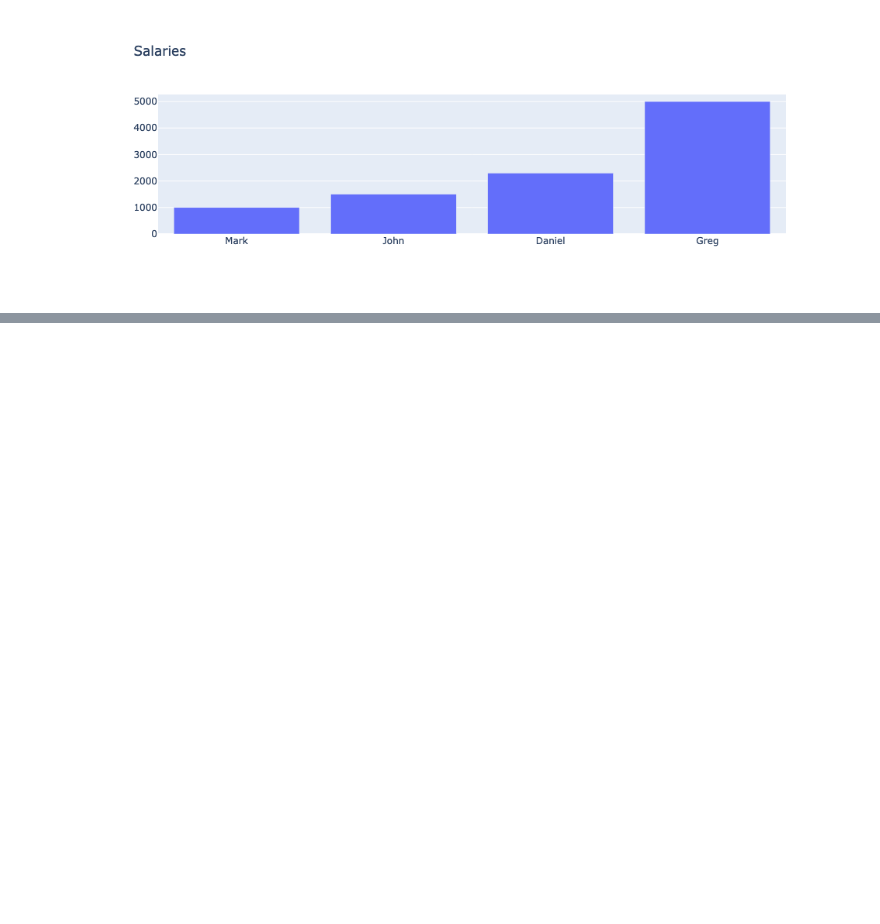
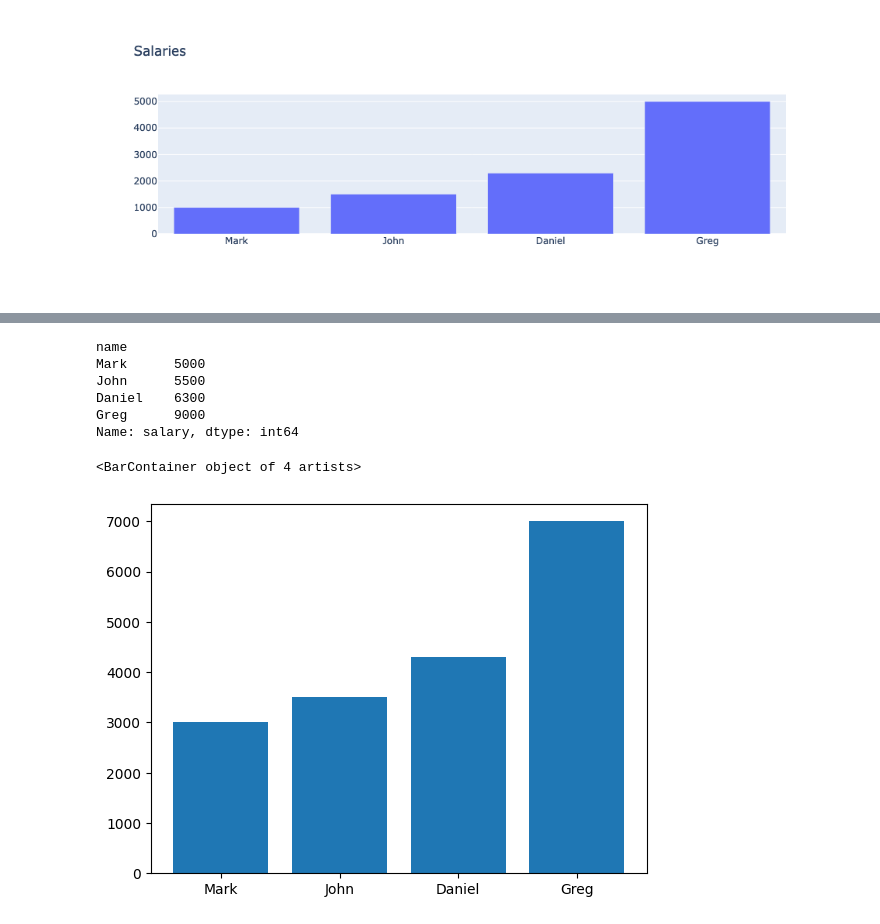
Before and after one commit to TomaszKlosinski/kodilla-python-bootcamp, a Jupyter notebook: Module15/exercises/functions.ipynb, the cells around one changed output, grey strips where cells are left out. Cells and saved outputs as stored; diff of their text form; code cells hidden in the pictures; blank space fills up the shorter version.

```diff
--- a/Module15/exercises/functions.ipynb
+++ b/Module15/exercises/functions.ipynb
@@ -73,0 +236,7 @@ fig.show()
+# %%
+salaries = [
+	("Mark", 1000, 23),
+	("John", 1500, 25),
+	("Daniel", 2300, 38),
+	("Greg", 5000, 42)
+]
@@ -73,0 +252,4 @@ fig.show()
+# %%
+df = pd.DataFrame(salaries, columns=["name", "salary", "age"])
+df = df.set_index("name")
+df.describe()
@@ -73,0 +266,19 @@ fig.show()
+# %%
+salary_increased_series = df['salary'].apply(lambda salary: salary + 2000)
+df['salary'] = salary_increased_series
+# %%
+salary_raise = [2000, 2000, 2000, 2000]
+df['salary'] + salary_raise
+# %% [output]
+name
+Mark      5000
+John      5500
+Daniel    6300
+Greg      9000
+Name: salary, dtype: int64
+# %%
+import matplotlib.pyplot as plt
+plt.bar(df.index, df["salary"])
+# %% [output]
+<BarContainer object of 4 artists>
+[figure, added]
```
Also changed, not shown: parts of 42 cells of this notebook.
